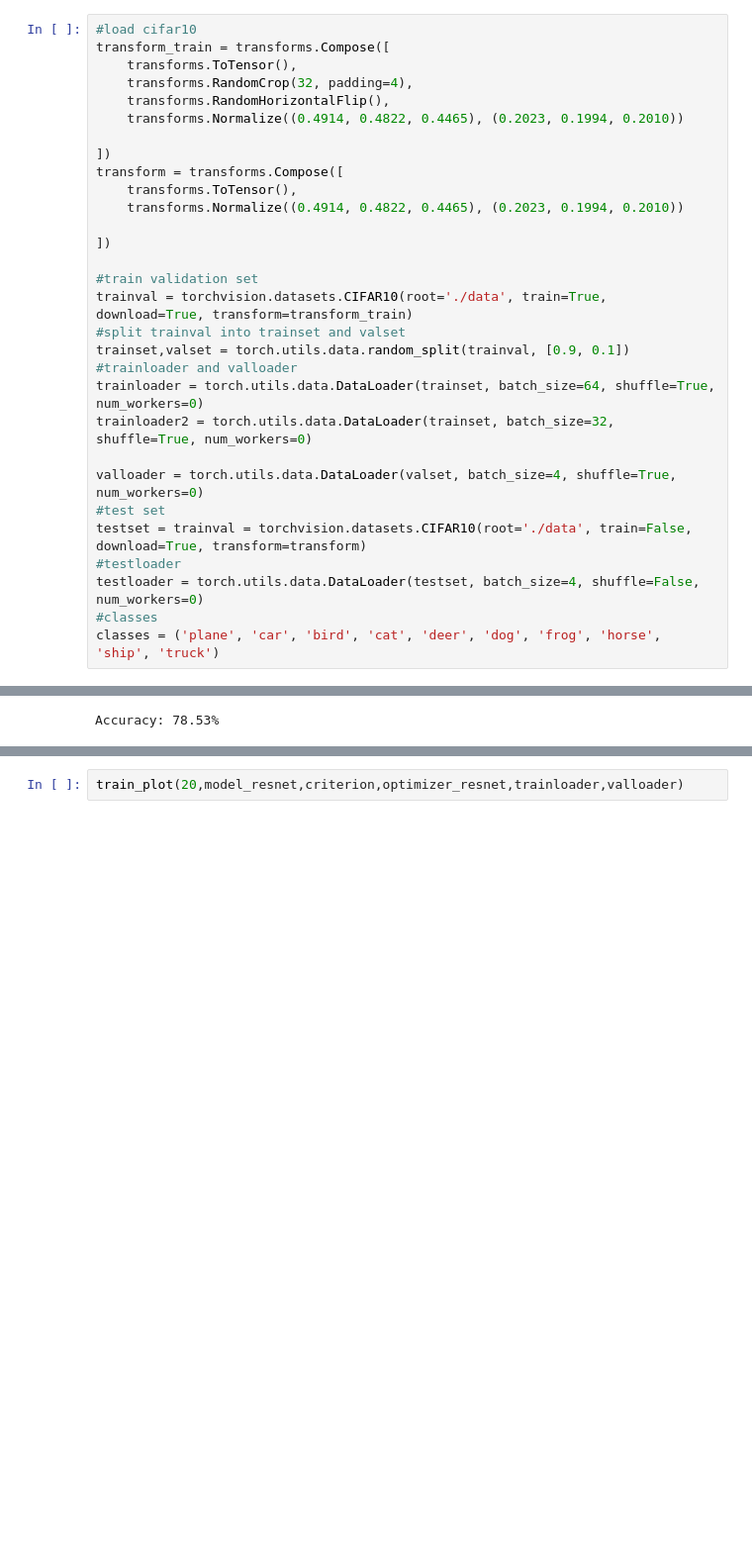
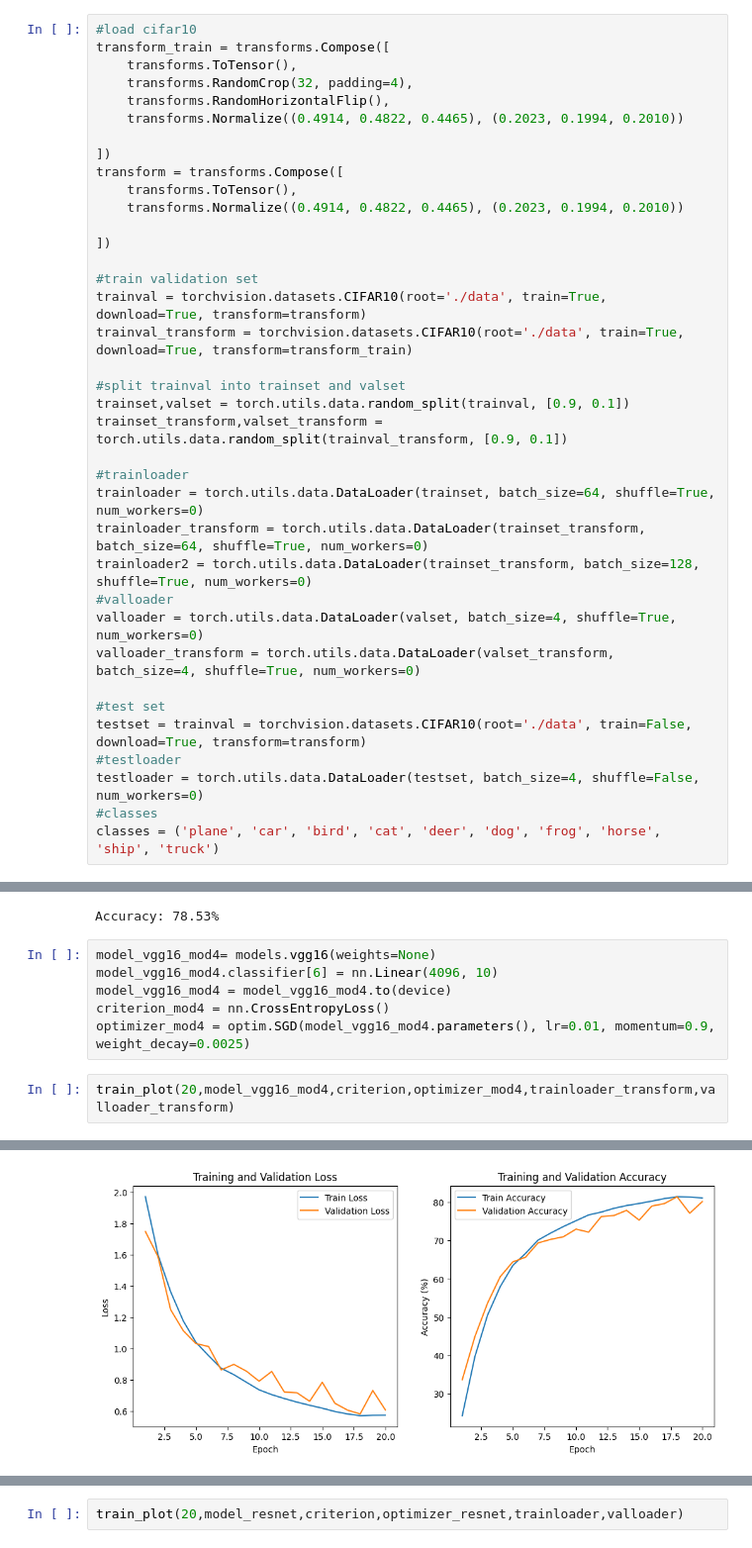
Before and after one commit to Xionghz/DLA2, a Jupyter notebook: Assignment2.ipynb, the cells around one changed output, grey strips where cells are left out. Shown at 99% size. Drawn from its saved outputs; the diff is of its cells as text; blank space fills up the shorter version.

```diff
--- a/Assignment2.ipynb
+++ b/Assignment2.ipynb
@@ -25,14 +25,21 @@ transform = transforms.Compose([
 ])
 
 #train validation set
-trainval = torchvision.datasets.CIFAR10(root='./data', train=True, download=True, transform=transform_train)
+trainval = torchvision.datasets.CIFAR10(root='./data', train=True, download=True, transform=transform)
+trainval_transform = torchvision.datasets.CIFAR10(root='./data', train=True, download=True, transform=transform_train)
+
 #split trainval into trainset and valset
 trainset,valset = torch.utils.data.random_split(trainval, [0.9, 0.1])
-#trainloader and valloader
+trainset_transform,valset_transform = torch.utils.data.random_split(trainval_transform, [0.9, 0.1])
+
+#trainloader
 trainloader = torch.utils.data.DataLoader(trainset, batch_size=64, shuffle=True, num_workers=0)
-trainloader2 = torch.utils.data.DataLoader(trainset, batch_size=32, shuffle=True, num_workers=0)
+trainloader_transform = torch.utils.data.DataLoader(trainset_transform, batch_size=64, shuffle=True, num_workers=0)
+trainloader2 = torch.utils.data.DataLoader(trainset_transform, batch_size=128, shuffle=True, num_workers=0)
+#valloader
+valloader = torch.utils.data.DataLoader(valset, batch_size=4, shuffle=True, num_workers=0)
+valloader_transform = torch.utils.data.DataLoader(valset_transform, batch_size=4, shuffle=True, num_workers=0)
 
-valloader = torch.utils.data.DataLoader(valset, batch_size=4, shuffle=True, num_workers=0)
 #test set
 testset = trainval = torchvision.datasets.CIFAR10(root='./data', train=False, download=True, transform=transform)
 #testloader
@@ -317,3 +327,12 @@ with torch.no_grad():
 print(f"Accuracy: {100 * correct / total:.2f}%")
 # %% [output]
 Accuracy: 78.53%
+# %%
+model_vgg16_mod4= models.vgg16(weights=None)
+model_vgg16_mod4.classifier[6] = nn.Linear(4096, 10)
+model_vgg16_mod4 = model_vgg16_mod4.to(device)
+criterion_mod4 = nn.CrossEntropyLoss()
+optimizer_mod4 = optim.SGD(model_vgg16_mod4.parameters(), lr=0.01, momentum=0.9, weight_decay=0.0025)
+# %%
+train_plot(20,model_vgg16_mod4,criterion,optimizer_mod4,trainloader_transform,valloader_transform)
+# %% [output]
@@ -319,0 +356 @@ Accuracy: 78.53%
+[figure, added]
```
Also changed, not shown: parts of 19 cells of this notebook.
